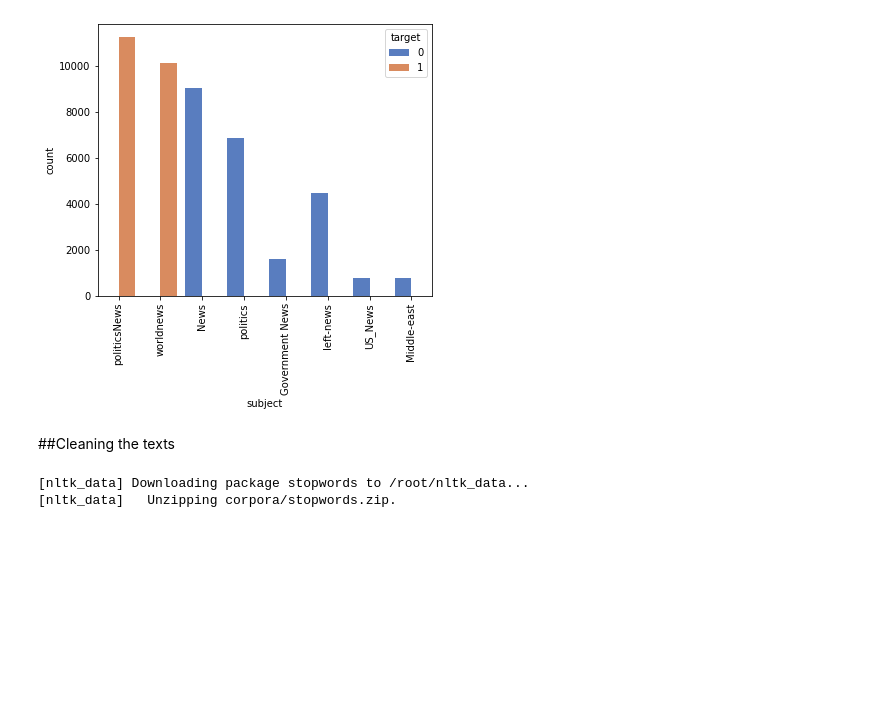
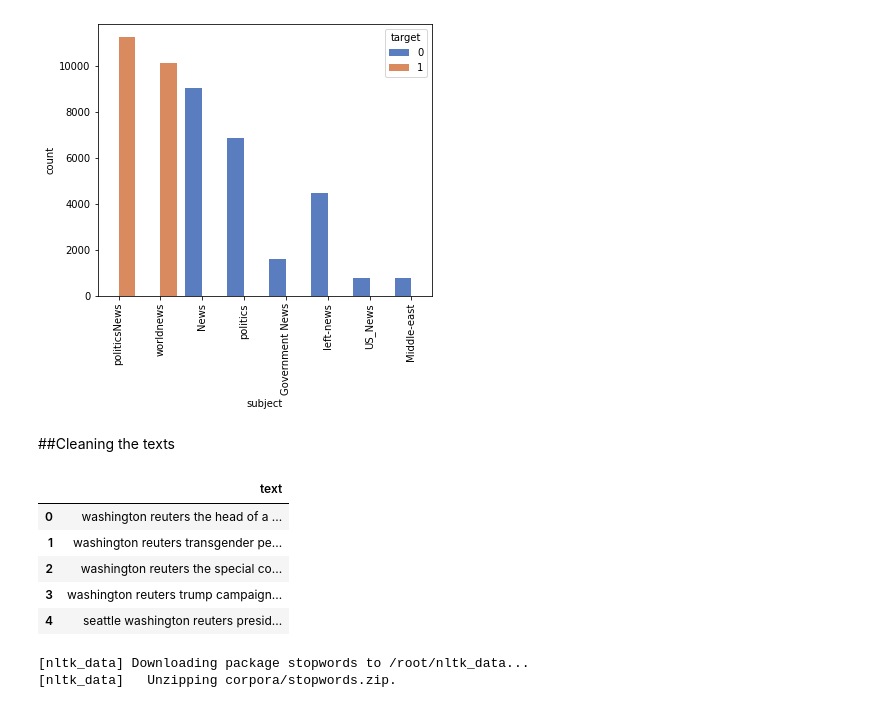
Before and after one commit to danielabebe1/NaturalLanguageProcessing, a Jupyter notebook: Identify_Fake_and_True_News_(NLP).ipynb, the cells around one changed output. Cells and saved outputs as stored; diff of their text form; code cells hidden in the pictures; blank space fills up the shorter version.

```diff
--- a/Identify_Fake_and_True_News_(NLP).ipynb
+++ b/Identify_Fake_and_True_News_(NLP).ipynb
@@ -35,0 +29,6 @@ true=pd.read_csv(file_true)
+# %%
+#loading dataset
+from google.colab import files
+import io
+uploaded = files.upload()
+fake= pd.read_csv(io.BytesIO(uploaded['Fake.csv']))
@@ -35,0 +38,4 @@ true=pd.read_csv(file_true)
+# %%
+#loading dataset
+upload = files.upload()
+true=pd.read_csv(io.BytesIO(upload['True.csv']))
@@ -118,4 +137,13 @@ def clean_text1(text):
 round1 = lambda x: clean_text1(x)
 # %%
 data_clean = pd.DataFrame(df.text.apply(round1))
+# %%
+data_clean.head()
+# %% [output]
+|  | text |
+| 0 | washington reuters the head of a ... |
+| 1 | washington reuters transgender pe... |
+| 2 | washington reuters the special co... |
+| 3 | washington reuters trump campaign... |
+| 4 | seattle washington reuters presid... |
 # %%
```
Also changed, not shown: parts of 21 cells of this notebook.
